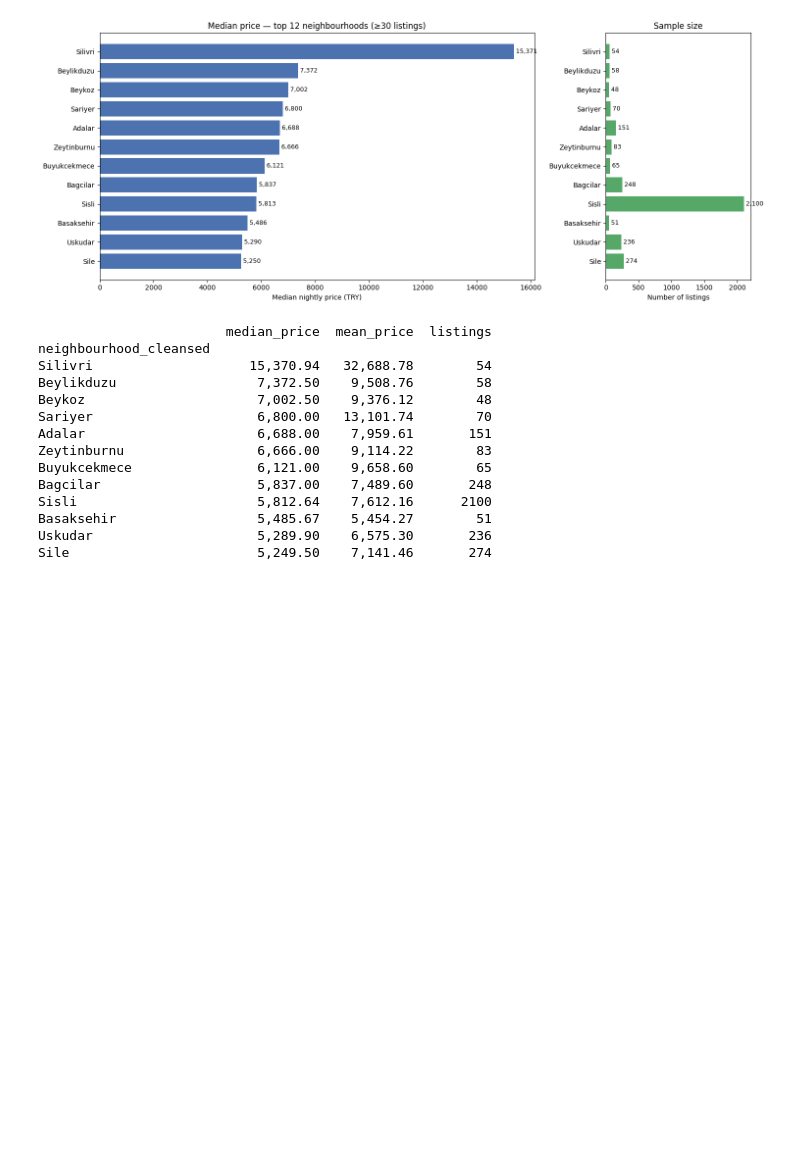
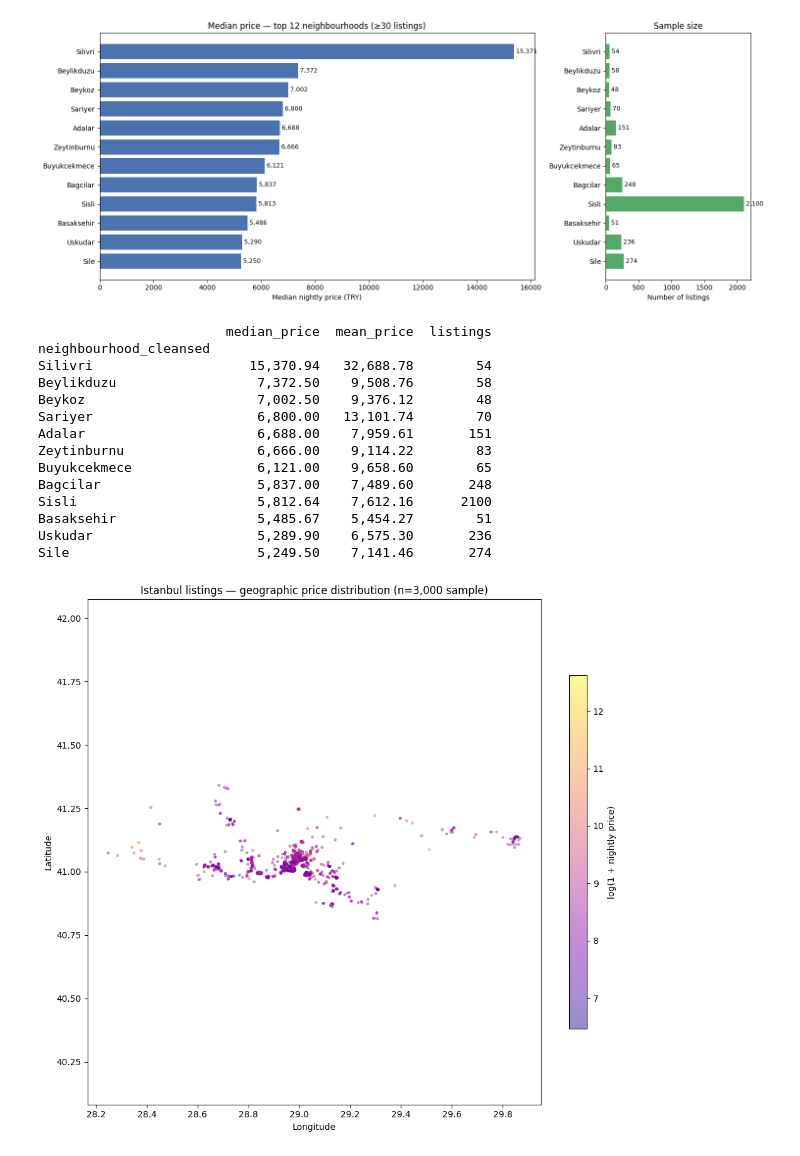
Before and after one commit to Bou-eng/market-analyzer, a Jupyter notebook: notebooks/02_market_eda.ipynb, the cells around one changed output. Saved outputs shown, nothing was run; the diff lists cells and outputs as text; code cells hidden in the pictures; blank space fills up the shorter version.

```diff
--- a/notebooks/02_market_eda.ipynb
+++ b/notebooks/02_market_eda.ipynb
@@ -149,3 +150,34 @@ Sisli                       5,812.64    7,612.16      2100
 Basaksehir                  5,485.67    5,454.27        51
 Uskudar                     5,289.90    6,575.30       236
 Sile                        5,249.50    7,141.46       274
+# %%
+# Sample for readability
+sample = df.sample(n=min(3000, len(df)), random_state=42)
+
+fig, ax = plt.subplots(figsize=(10, 9))
+
+sc = ax.scatter(
+    sample["longitude"],
+    sample["latitude"],
+    c=sample["price_log"],
+    cmap="plasma",
+    alpha=0.45,
+    s=12,
+    edgecolors="none",
+)
+cbar = plt.colorbar(sc, ax=ax, shrink=0.7)
+cbar.set_label("log(1 + nightly price)")
+
+ax.set_xlabel("Longitude")
+ax.set_ylabel("Latitude")
+ax.set_title(f"Istanbul listings — geographic price distribution (n={len(sample):,} sample)")
+ax.set_aspect("equal", adjustable="datalim")
+
+fig.tight_layout()
+out_path = PROJECT_ROOT / "reports/eda/geographic_prices.png"
+
+fig.savefig(out_path, dpi=160, bbox_inches="tight")
+
+plt.show()
+# %% [output]
+[figure, added]
```
Also changed, not shown: parts of 1 cell of this notebook, 4 other files.
